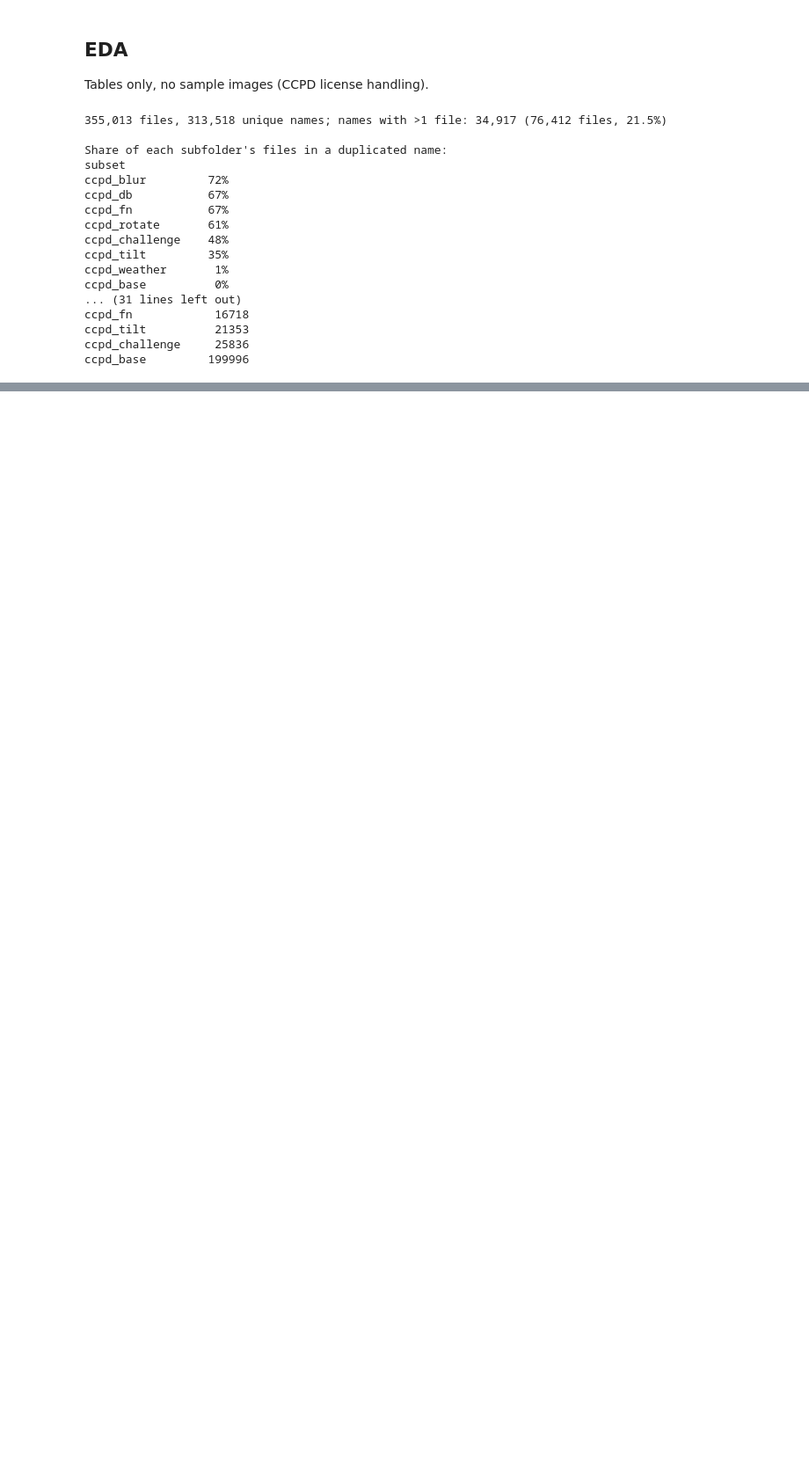
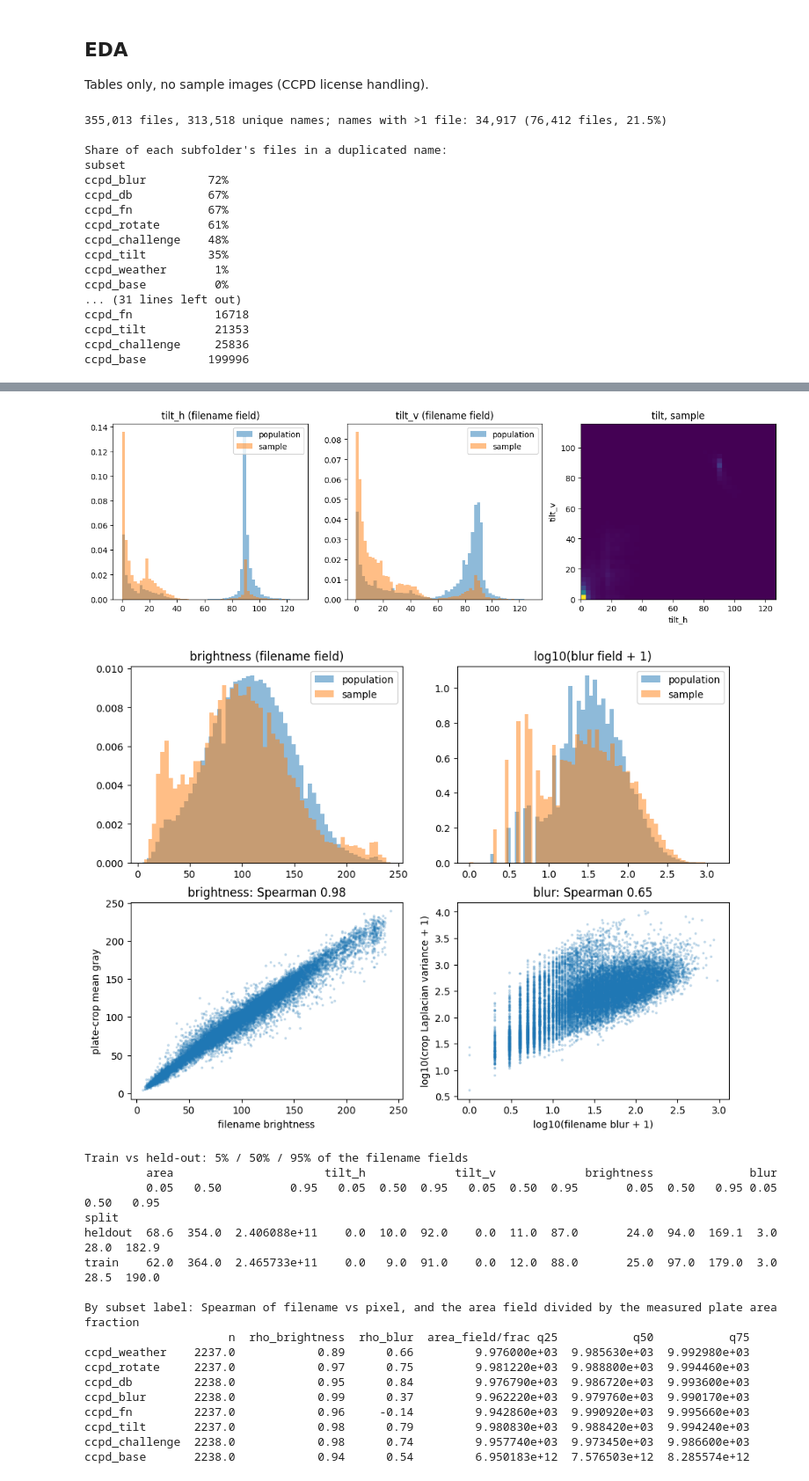
Before and after one commit to medrees-1000/vehicle-plate-recognition, a Jupyter notebook: notebooks/01_eda.ipynb, the cells around one changed output, grey strips where cells are left out. Shown at 88% size. Saved outputs shown, nothing was run; the diff lists cells and outputs as text; code cells hidden in the pictures; blank space fills up the shorter version.

```diff
--- a/notebooks/01_eda.ipynb
+++ b/notebooks/01_eda.ipynb
@@ -144,0 +470,64 @@ ccpd_base         199996
+# %%
+# 5h. Tilt, brightness and blur: filename fields (sample vs population, train vs held-out) and pixel-measured values
+try:
+    ok
+except NameError:
+    raise RuntimeError("run 5g first")
+
+fig, axes = plt.subplots(1, 3, figsize=(15, 4))
+for ax, col in zip(axes[:2], ("tilt_h", "tilt_v")):
+    ax.hist(pop_df[col], bins=60, density=True, alpha=0.5, label="population")
+    ax.hist(sample_df[col], bins=60, density=True, alpha=0.5, label="sample")
+    ax.set_title(f"{col} (filename field)"); ax.legend()
+axes[2].hist2d(sample_df.tilt_h, sample_df.tilt_v, bins=40)
+axes[2].set_xlabel("tilt_h"); axes[2].set_ylabel("tilt_v"); axes[2].set_title("tilt, sample")
+save_fig(fig, "03_tilt"); plt.show()
+
+rho = lambda a, b: a.rank().corr(b.rank())  # Spearman
+fig, axes = plt.subplots(2, 2, figsize=(11, 8))
+axes[0, 0].hist(pop_df.brightness, bins=60, density=True, alpha=0.5, label="population")
+axes[0, 0].hist(sample_df.brightness, bins=60, density=True, alpha=0.5, label="sample")
+axes[0, 0].set_title("brightness (filename field)"); axes[0, 0].legend()
+axes[0, 1].hist(np.log10(pop_df.blur + 1), bins=60, density=True, alpha=0.5, label="population")
+axes[0, 1].hist(np.log10(sample_df.blur + 1), bins=60, density=True, alpha=0.5, label="sample")
+axes[0, 1].set_title("log10(blur field + 1)"); axes[0, 1].legend()
+axes[1, 0].scatter(ok.brightness, ok.crop_brightness, s=3, alpha=0.2)
+axes[1, 0].set_xlabel("filename brightness"); axes[1, 0].set_ylabel("plate-crop mean gray")
+axes[1, 0].set_title(f"brightness: Spearman {rho(ok.brightness, ok.crop_brightness):.2f}")
+axes[1, 1].scatter(np.log10(ok.blur + 1), np.log10(ok.crop_blur + 1), s=3, alpha=0.2)
+axes[1, 1].set_xlabel("log10(filename blur + 1)"); axes[1, 1].set_ylabel("log10(crop Laplacian variance + 1)")
+axes[1, 1].set_title(f"blur: Spearman {rho(ok.blur, ok.crop_blur):.2f}")
+save_fig(fig, "04_brightness_blur"); plt.show()
+
+print("Train vs held-out: 5% / 50% / 95% of the filename fields")
+print(sample_df.groupby("split")[["area", "tilt_h", "tilt_v", "brightness", "blur"]].quantile([0.05, 0.5, 0.95]).unstack().round(1).to_string())
+
+# does each filename field agree with the pixels in every subset label?
+rows = {}
+for s in ccpd.PRIORITY:
+    d = ok[ok.subset == s]
+    ratio = d.area / d.frac
+    rows[s] = {"n": len(d), "rho_brightness": rho(d.brightness, d.crop_brightness), "rho_blur": rho(d.blur, d.crop_blur),
+               "area_field/frac q25": ratio.quantile(0.25), "q50": ratio.quantile(0.5), "q75": ratio.quantile(0.75)}
+print("\nBy subset label: Spearman of filename vs pixel, and the area field divided by the measured plate area fraction")
+print(pd.DataFrame(rows).T.round(2).to_string())
+# %% [output]
+[figure, added]
+[figure, added]
+Train vs held-out: 5% / 50% / 95% of the filename fields
+         area                      tilt_h             tilt_v             brightness              blur
+         0.05   0.50          0.95   0.05  0.50  0.95   0.05  0.50  0.95       0.05  0.50   0.95 0.05  0.50   0.95
+split
+heldout  68.6  354.0  2.406088e+11    0.0  10.0  92.0    0.0  11.0  87.0       24.0  94.0  169.1  3.0  28.0  182.9
+train    62.0  364.0  2.465733e+11    0.0   9.0  91.0    0.0  12.0  88.0       25.0  97.0  179.0  3.0  28.5  190.0
+
+By subset label: Spearman of filename vs pixel, and the area field divided by the measured plate area fraction
+                     n  rho_brightness  rho_blur  area_field/frac q25           q50           q75
+ccpd_weather    2237.0            0.89      0.66         9.976000e+03  9.985630e+03  9.992980e+03
+ccpd_rotate     2237.0            0.97      0.75         9.981220e+03  9.988800e+03  9.994460e+03
+ccpd_db         2238.0            0.95      0.84         9.976790e+03  9.986720e+03  9.993600e+03
+ccpd_blur       2238.0            0.99      0.37         9.962220e+03  9.979760e+03  9.990170e+03
+ccpd_fn         2237.0            0.96     -0.14         9.942860e+03  9.990920e+03  9.995660e+03
+ccpd_tilt       2237.0            0.98      0.79         9.980830e+03  9.988420e+03  9.994240e+03
+ccpd_challenge  2238.0            0.98      0.74         9.957740e+03  9.973450e+03  9.986600e+03
+ccpd_base       2238.0            0.94      0.54         6.950183e+12  7.576503e+12  8.285574e+12
```
Also changed, not shown: parts of 17 cells of this notebook.
